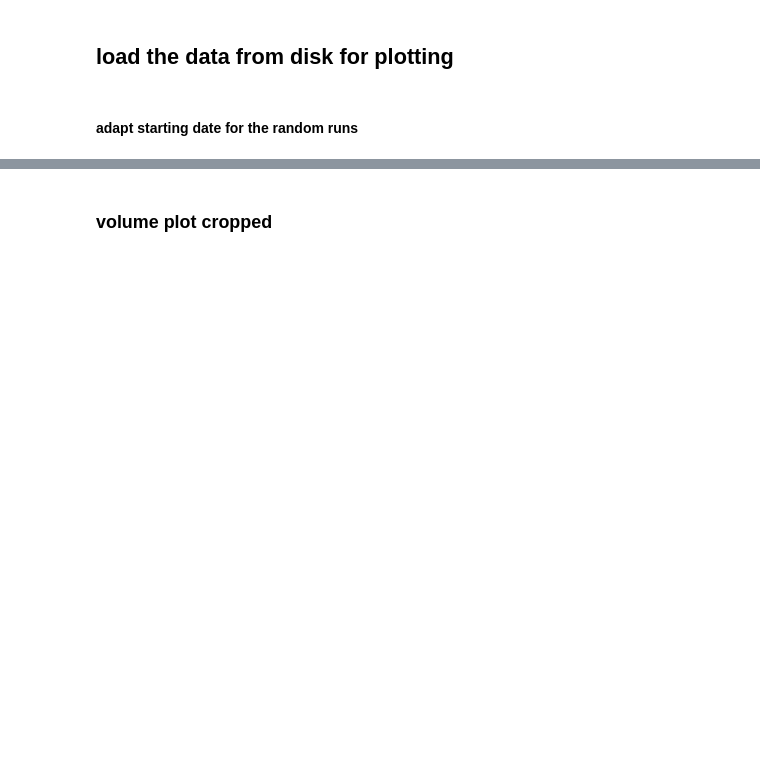
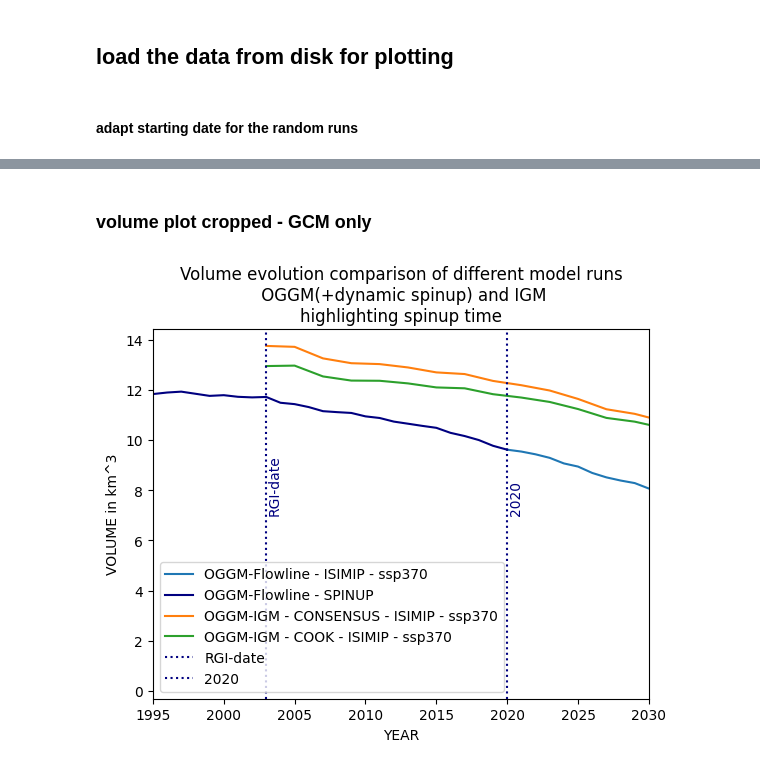
Before and after one commit to OGGM/tutorials, a Jupyter notebook: notebooks/tutorials/ioggm.ipynb, the cells around one changed output, grey strips where cells are left out. Drawn from its saved outputs; the diff is of its cells as text; code cells hidden in the pictures; blank space fills up the shorter version.

```diff
--- a/notebooks/tutorials/ioggm.ipynb
+++ b/notebooks/tutorials/ioggm.ipynb
@@ -207,29 +230,37 @@ plt.legend();
 # %% [markdown]
-### volume plot cropped
+### volume plot cropped - GCM only
 # %%
 # comparison plots
 # OGGM Flowline
 (ds_gcm.volume_m3.sum(dim=['dis_along_flowline'])*1e-9).plot(label='OGGM-Flowline - ISIMIP - ssp370');
-(ds_rnd.volume_m3.sum(dim=['dis_along_flowline'])*1e-9).plot(label='OGGM-Flowline - RAND_CLIM');
+# (ds_rnd.volume_m3.sum(dim=['dis_along_flowline'])*1e-9).plot(label='OGGM-Flowline - RAND_CLIM');
 (spinup.volume_m3.sum(dim=['dis_along_flowline'])*1e-9).plot(label='OGGM-Flowline - SPINUP', color='navy');
 
 # IGM (from consensus volume)
-(dsr_igm_con_rnd.ice_thickness.sum(dim=['x', 'y'])*gdir.grid.dx**2*1e-9).plot(label='OGGM-IGM - CONSENSUS - RAND_CLIM');
-# (dsr_igm_con_gcm.ice_thickness.sum(dim=['x', 'y'])*gdir.grid.dx**2*1e-9).plot(label='OGGM-IGM - CONSENSUS - ISIMIP - ssp370');
+# (dsr_igm_con_rnd.ice_thickness.sum(dim=['x', 'y'])*gdir.grid.dx**2*1e-9).plot(label='OGGM-IGM - CONSENSUS - RAND_CLIM');
+(dsr_igm_con_gcm.ice_thickness.sum(dim=['x', 'y'])*gdir.grid.dx**2*1e-9).plot(label='OGGM-IGM - CONSENSUS - ISIMIP - ssp370');
 
 # IGM (from cook23 volume)
-(dsr_igm_cook_rnd.ice_thickness.sum(dim=['x', 'y'])*gdir.grid.dx**2*1e-9).plot(label='OGGM-IGM - COOK - RAND_CLIM');
-# (dsr_igm_cook_gcm.ice_thickness.sum(dim=['x', 'y'])*gdir.grid.dx**2*1e-9).plot(label='OGGM-IGM - COOK - ISIMIP - ssp370');
+# (dsr_igm_cook_rnd.ice_thickness.sum(dim=['x', 'y'])*gdir.grid.dx**2*1e-9).plot(label='OGGM-IGM - COOK - RAND_CLIM');
+(dsr_igm_cook_gcm.ice_thickness.sum(dim=['x', 'y'])*gdir.grid.dx**2*1e-9).plot(label='OGGM-IGM - COOK - ISIMIP - ssp370');
 
 # rgi date
 plt.axvline(x=2003, color='navy', linestyle=':', label='RGI-date')
-plt.text(2003.1, 0, 'RGI-date', rotation=90, verticalalignment='bottom', color='navy')
+plt.text(2003.1, 7, 'RGI-date', rotation=90, verticalalignment='bottom', color='navy')
+
+# 2020
+plt.axvline(x=2020, color='navy', linestyle=':', label='2020')
+plt.text(2020.1, 7, '2020', rotation=90, verticalalignment='bottom', color='navy')
+
 plt.ylabel('VOLUME in km^3')
 plt.xlabel('YEAR')
 
-plt.xlim(1999, 2030)
+plt.xlim(1995, 2030)
 # plt.ylim()
-plt.title('Volume evolution comparison of different model runs\n OGGM(+dynamic spinup) and IGM');
+plt.title('Volume evolution comparison of different model runs\n OGGM(+dynamic spinup) and IGM\n'
+            'highlighting spinup time');
 # plt.xlim(2000, 2030)
 # plt.ylim(8, 15)
 plt.legend();
+# %% [output]
+[figure, added]
```
Also changed, not shown: parts of 20 cells of this notebook.
